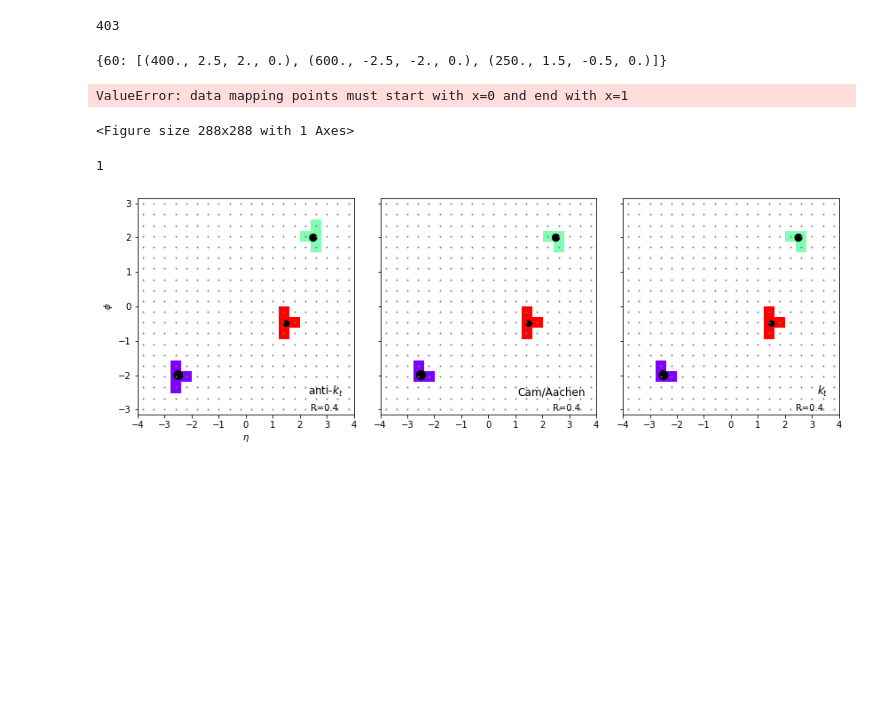
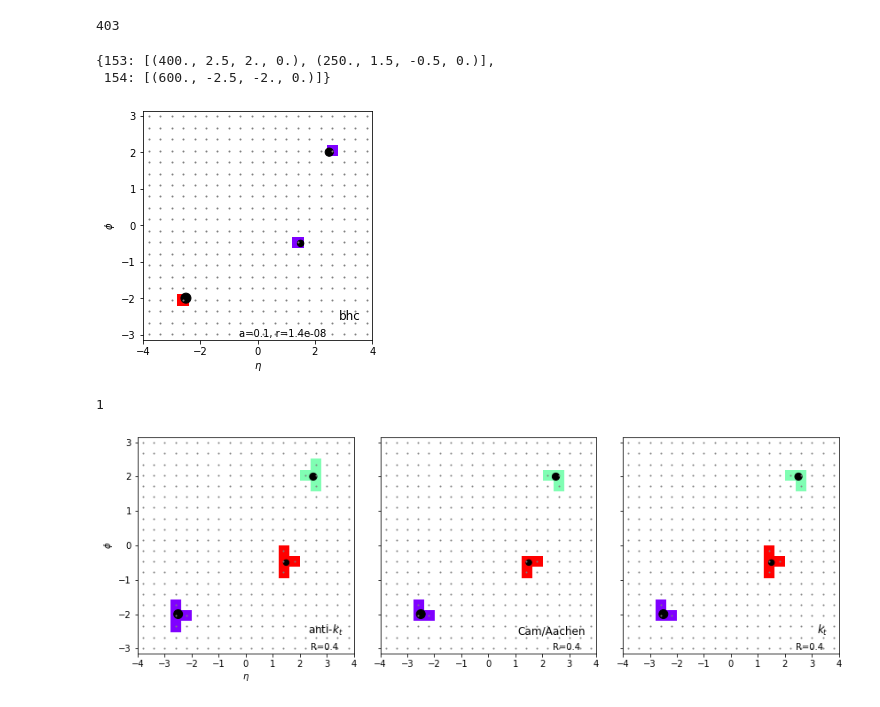
Before and after one commit to trifinos/jet_area, a Jupyter notebook: BHC.ipynb, the cells around one changed output. Cells and saved outputs as stored; diff of their text form; code cells hidden in the pictures; blank space fills up the shorter version.

```diff
--- a/BHC.ipynb
+++ b/BHC.ipynb
@@ -25,7 +25,7 @@ from collections import Counter
 import time
 import pickle
 # %%
-def bhc_inclusive_jets(event, family, sigma, alpha, r , alpha_l, beta_l, bal, position_only, ptmin):
+def bhc_inclusive_jets(event, family, sigma, alpha, r , alpha_l, beta_l, bal, position_only, DP_mod, cutoff, ptmin):
     """Return a matrix in the format of linkage matrix for dendrogram
         @dat: N records of data with k columns
         @family: function to specify distribution for data. {"multivariate", "bernoulli"}
@@ -136,7 +136,7 @@ def bhc_inclusive_jets(event, family, sigma, alpha, r , alpha_l, beta_l, bal, po
 
     Z_ = weighted(Z, N)
     #clusters = fcluster(Z_, t=cutoff, criterion='distance')
-    clusters = fcluster(Z_, t=-1/np.log(0.5), criterion='distance')
+    clusters = fcluster(Z_, t=-1/np.log(cutoff), criterion='distance')
 
     Bayesian_jets={}
     px={}; py={}; pz={}; e={}
@@ -316,11 +316,13 @@ len(event)
 # %%
 bal=0.5  #  weight of momentum with respect to position
 position_only=1 #  1= only positions, 0 = positions and momentum
+DP_mod=1
 alpha_l =9
 beta_l = 0
-alpha =0.000008
+alpha =0.1
 r = 1.4e-8
-sigma=2.76
+sigma=2.0
+cutoff=0.000001
 
 bjets = bhc_inclusive_jets(event,
                           family = "multivariate-inverse_wishart",
@@ -331,32 +333,15 @@ bjets = bhc_inclusive_jets(event,
                           beta_l = beta_l,
                           bal = bal,
                           position_only = position_only,
-                          ptmin = 10.0)
+                          DP_mod = DP_mod,
+                          cutoff = cutoff,
+                          ptmin = 10)
 # %%
 bjets
 # %% [output]
-{60: [(400., 2.5, 2., 0.), (600., -2.5, -2., 0.), (250., 1.5, -0.5, 0.)]}
+{153: [(400., 2.5, 2., 0.), (250., 1.5, -0.5, 0.)],
+ 154: [(600., -2.5, -2., 0.)]}
 # %%
-bal=0.5  #  weight of momentum with respect to position
-position_only=1 #  1= only positions, 0 = positions and momentum
-alpha_l =9
-beta_l = 0
-alpha =0.000008
-r = 1.4e-8
-sigma=2.76
-
-bjets = bhc_inclusive_jets(event,
-                          family = "multivariate-inverse_wishart",
-                          sigma=sigma,
-                          alpha = alpha,
-                          r = r,
-                          alpha_l = alpha_l,
-                          beta_l = beta_l,
-                          bal = bal,
-                          position_only = position_only,
-                          ptmin = 10.0)
-
-
 fig = plt.figure(figsize=(4, 4))
 
 # pick a different color for each jet
@@ -382,35 +367,34 @@ ax.set_yticks(phi_edges , minor=True)
 #ax.grid(which='minor', alpha=1, linestyle='-', lw=0.05, color='k')
 
 # overlay original event
 
 ax.scatter(particles['eta'], particles['phi'], s=100 * particles['pT'] / particles['pT'].max(), color='k')
 ax.scatter(ghosts['eta'], ghosts['phi'],s=1, color='gray')
 
 ax.set_xlim(extent[:2])
 ax.set_ylim(extent[2:])
 ax.set_ylabel(r'$\phi$')
 ax.set_xlabel(r'$\eta$')
 
 ax.text(0.95, 0.075, 'bhc',
     verticalalignment='bottom', horizontalalignment='right',
     transform=ax.transAxes,
     fontsize=12)
 ax.text(0.8, 0.05, 'a={}, r={}'.format(alpha,r),
     verticalalignment='top', horizontalalignment='right',
     transform=ax.transAxes,
     fontsize=10)
 
 ax.tick_params(axis='x', which='minor', size=0.0)
 ax.tick_params(axis='y', which='minor', size=0.0)
 
 fig.subplots_adjust(hspace=0)
 plt.setp([a.get_yticklabels() for a in fig.axes[1:]], visible=False)
 fig.tight_layout()
 plt.show()
 #fig.savefig('Plots/bhc_areas_' + str(alpha) + '_' + str(r)+'.pdf', dpi = 30000)
 # %% [output]
-ValueError: data mapping points must start with x=0 and end with x=1
-<Figure size 288x288 with 1 Axes>
+[figure, added]
 # %%
 print(len(bjets))
 # %% [output]
@@ -478,4 +462,4 @@ fig.tight_layout()
 plt.show()
 #fig.savefig('jet_areas.pdf')
 # %% [output]
-[figure, old version]
+[figure, new version]
```
